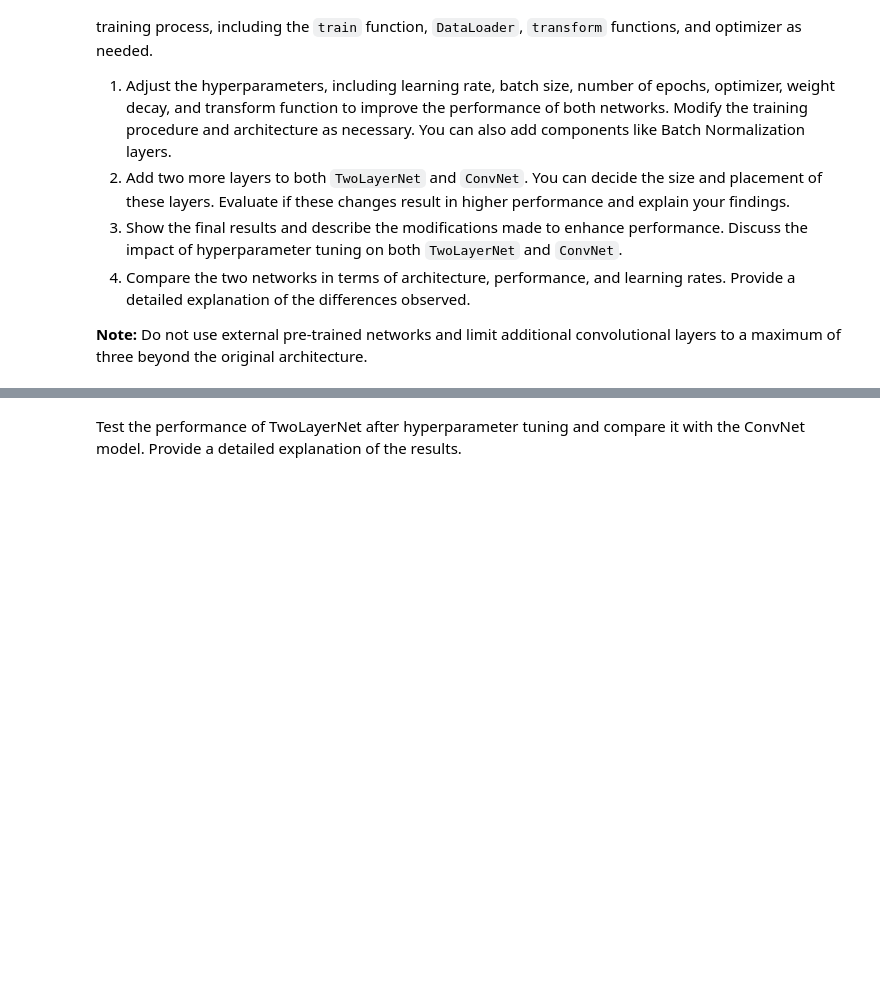
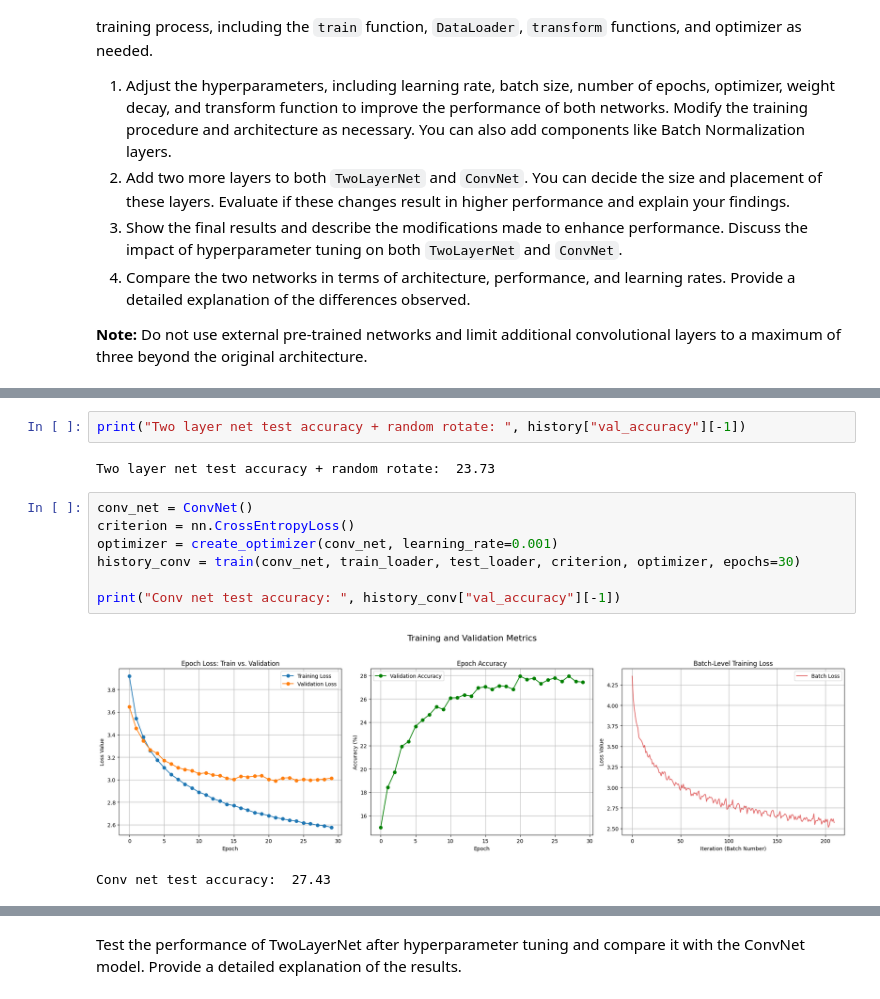
Before and after one commit to CV1Group28/cv1-final-lab-part-2, a Jupyter notebook: 16207041_12270229_13448714.ipynb, the cells around one changed output, grey strips where cells are left out. Drawn from its saved outputs; the diff is of its cells as text; blank space fills up the shorter version.

```diff
--- a/16207041_12270229_13448714.ipynb
+++ b/16207041_12270229_13448714.ipynb
@@ -573,0 +679,14 @@ In this section, you will experiment with both the `ConvNet` and `TwoLayerNet` m
+# %%
+print("Two layer net test accuracy + random rotate: ", history["val_accuracy"][-1])
+# %% [output]
+Two layer net test accuracy + random rotate:  23.73
+# %%
+conv_net = ConvNet()
+criterion = nn.CrossEntropyLoss()
+optimizer = create_optimizer(conv_net, learning_rate=0.001)
+history_conv = train(conv_net, train_loader, test_loader, criterion, optimizer, epochs=30)
+
+print("Conv net test accuracy: ", history_conv["val_accuracy"][-1])
+# %% [output]
+[figure, added]
+Conv net test accuracy:  27.43
```
Also changed, not shown: parts of 40 cells of this notebook.
